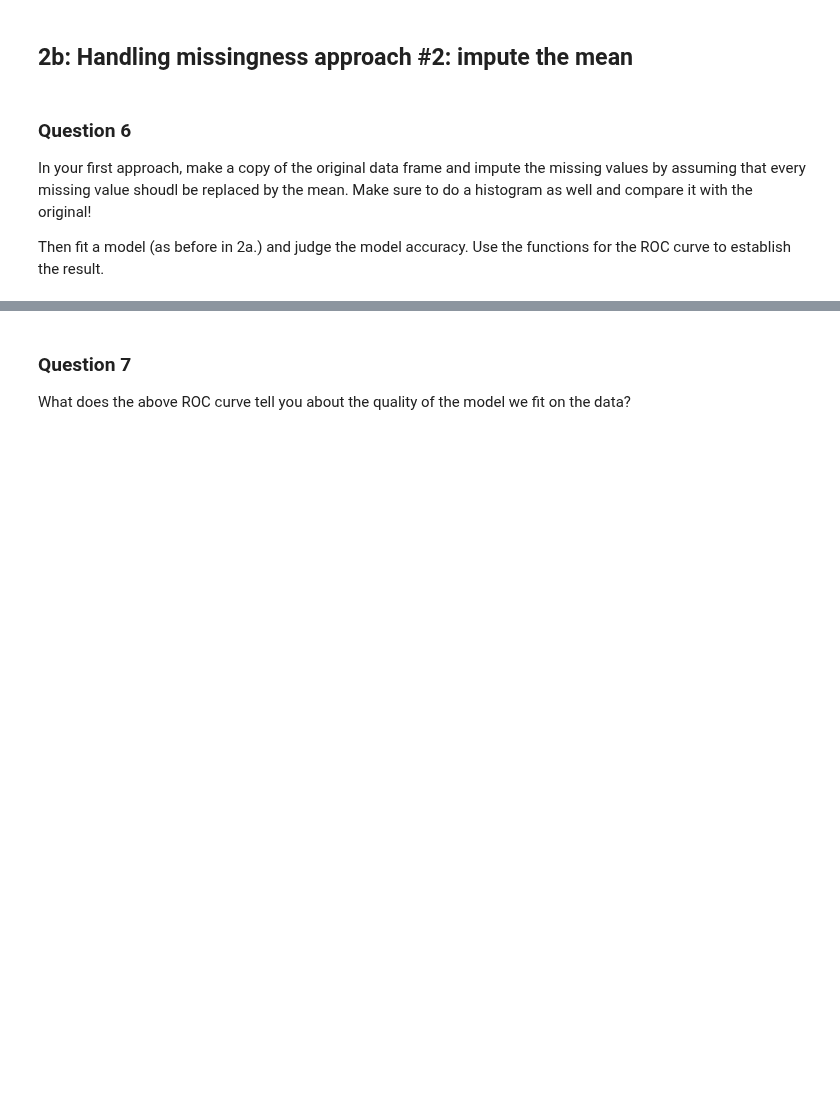
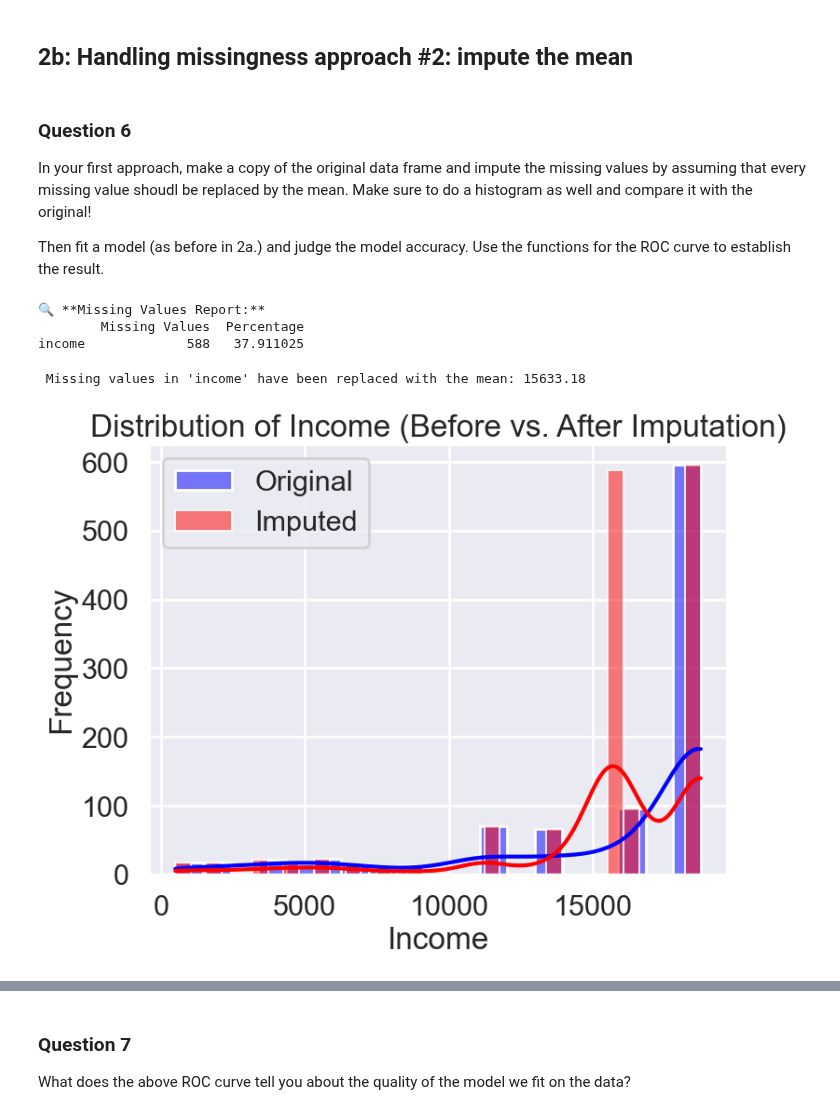
Before and after one commit to Jvviragine/data_analysis_um_course, a Jupyter notebook: data_clinics/clinic3/clinic3_JV.ipynb, the cells around one changed output, grey strips where cells are left out. Cells and saved outputs as stored; diff of their text form; code cells hidden in the pictures; blank space fills up the shorter version.

```diff
--- a/data_clinics/clinic3/clinic3_JV.ipynb
+++ b/data_clinics/clinic3/clinic3_JV.ipynb
@@ -687,8 +687,38 @@ hist = plt.hist(gssdata_full['income'])
 In your first approach, make a copy of the original data frame and impute the missing values by assuming that every missing value shoudl be replaced by the mean. Make sure to do a histogram as well and compare it with the original!
 
 Then fit a model (as before in 2a.) and judge the model accuracy. Use the functions for the ROC curve to establish the result.
+# %%
+# Step 1: Count missing values for each column
+missing_values = gssdata.isna().sum()
+
+# Step 2: Filter only columns with missing values
+missing_summary = missing_values[missing_values > 0]
+
+# Step 3: Calculate percentage of missing values
+missing_percentage = (missing_summary / len(gssdata)) * 100
+
+# Step 4: Display the missing values report
+missing_report = pd.DataFrame({'Missing Values': missing_summary, 'Percentage': missing_percentage})
+
+# Print missing values
+print("🔍 **Missing Values Report:**")
+print(missing_report)
+# %% [output]
+🔍 **Missing Values Report:**
+        Missing Values  Percentage
+income             588   37.911025
 # %%
 #back to the original data set with missingness, make a copy, and then impute the mean, plot it!
 ###YOUR CODE HERE
 ###
 ###
+# Step 1: Copy the original dataset (before removing missing values)
+gssdata_imputed = gssdata.copy()
+
+# Step 2: Impute missing values in 'income' with the mean
+income_mean = gssdata_imputed['income'].mean()
+gssdata_imputed['income'].fillna(income_mean, inplace=True)
+
+print(f" Missing values in 'income' have been replaced with the mean: {income_mean:.2f}")
+# %% [output]
+ Missing values in 'income' have been replaced with the mean: 15633.18
@@ -696,0 +725,12 @@ Then fit a model (as before in 2a.) and judge the model accuracy. Use the functi
+# %%
+# Step 3: Plot histograms of income before and after imputation
+plt.figure(figsize=(8, 6))
+sns.histplot(gssdata['income'].dropna(), label="Original", kde=True, color='blue', alpha=0.5)
+sns.histplot(gssdata_imputed['income'], label="Imputed", kde=True, color='red', alpha=0.5)
+plt.xlabel("Income")
+plt.ylabel("Frequency")
+plt.title("Distribution of Income (Before vs. After Imputation)")
+plt.legend()
+plt.show()
+# %% [output]
+[figure, added]
```
Also changed, not shown: parts of 8 cells of this notebook.
